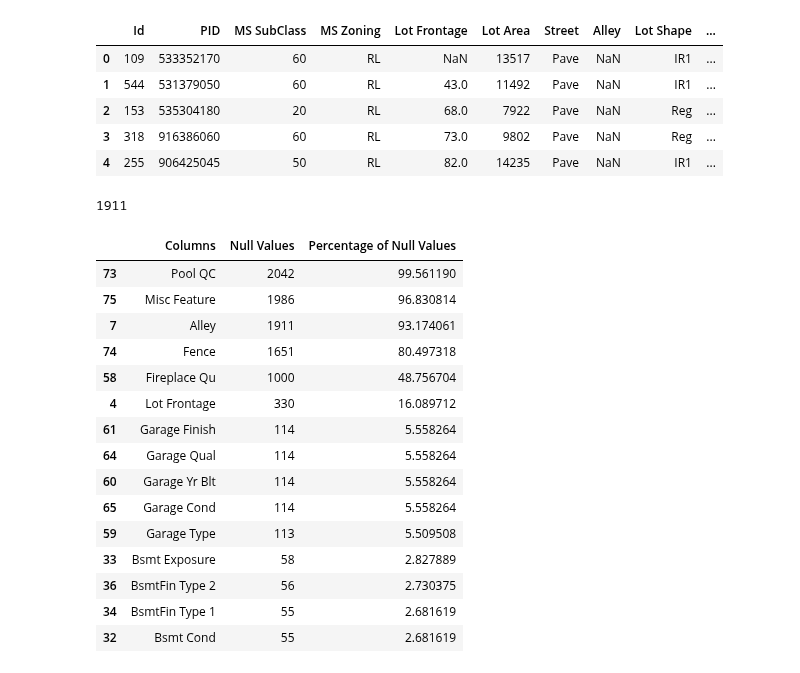
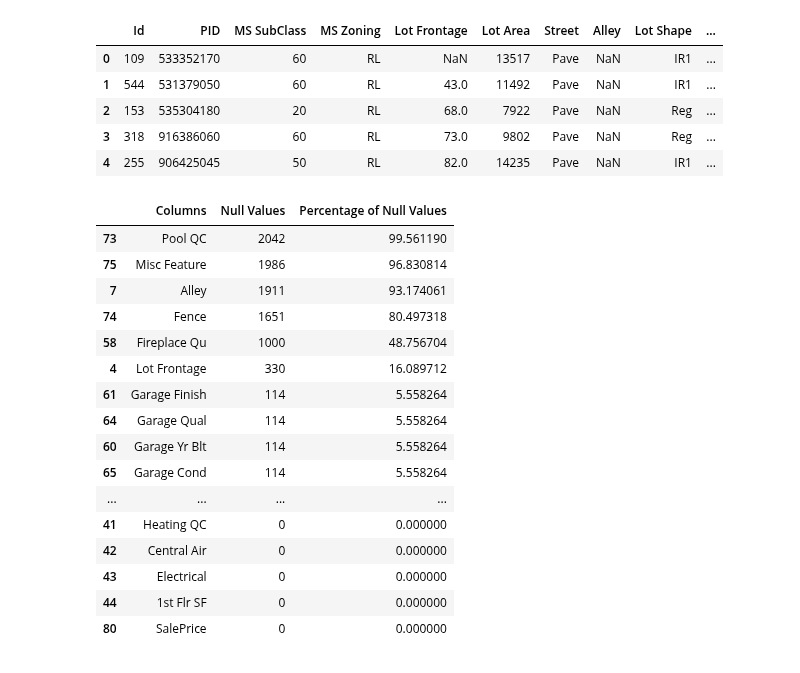
Before and after one commit to ianibogwu/Projects, a Jupyter notebook: GA-projects/02-Ames-housing/Cleaning_EDA.ipynb, the cells around one changed output. Saved outputs shown, nothing was run; the diff lists cells and outputs as text; code cells hidden in the pictures.

```diff
--- a/GA-projects/02-Ames-housing/Cleaning_EDA.ipynb
+++ b/GA-projects/02-Ames-housing/Cleaning_EDA.ipynb
@@ -28,11 +28,6 @@ train.head()
 | 2 | 153 | 535304180 | 20 | RL | 68.0 | 7922 | Pave | NaN | Reg | ... |
 | 3 | 318 | 916386060 | 60 | RL | 73.0 | 9802 | Pave | NaN | Reg | ... |
 | 4 | 255 | 906425045 | 50 | RL | 82.0 | 14235 | Pave | NaN | IR1 | ... |
-# %%
-#checking data types
-train.Alley.isnull().sum()
-# %% [output]
-1911
 # %%
 #checking for null values
 
@@ -54,21 +49,22 @@ def null_values(df):
     return null_table
 # %%
 null_table = null_values(train)
-null_table.sort_values(by = 'Percentage of Null Values', ascending = False).head(15)
+null_table.sort_values(by = 'Percentage of Null Values', ascending = False)
 # %% [output]
 |  | Columns | Null Values | Percentage of Null Values |
 | 73 | Pool QC | 2042 | 99.561190 |
 | 75 | Misc Feature | 1986 | 96.830814 |
 | 7 | Alley | 1911 | 93.174061 |
 | 74 | Fence | 1651 | 80.497318 |
 | 58 | Fireplace Qu | 1000 | 48.756704 |
 | 4 | Lot Frontage | 330 | 16.089712 |
 | 61 | Garage Finish | 114 | 5.558264 |
 | 64 | Garage Qual | 114 | 5.558264 |
 | 60 | Garage Yr Blt | 114 | 5.558264 |
 | 65 | Garage Cond | 114 | 5.558264 |
-| 59 | Garage Type | 113 | 5.509508 |
-| 33 | Bsmt Exposure | 58 | 2.827889 |
-| 36 | BsmtFin Type 2 | 56 | 2.730375 |
-| 34 | BsmtFin Type 1 | 55 | 2.681619 |
-| 32 | Bsmt Cond | 55 | 2.681619 |
+| ... | ... | ... | ... |
+| 41 | Heating QC | 0 | 0.000000 |
+| 42 | Central Air | 0 | 0.000000 |
+| 43 | Electrical | 0 | 0.000000 |
+| 44 | 1st Flr SF | 0 | 0.000000 |
+| 80 | SalePrice | 0 | 0.000000 |
```
Also changed, not shown: parts of 6 cells of this notebook.
